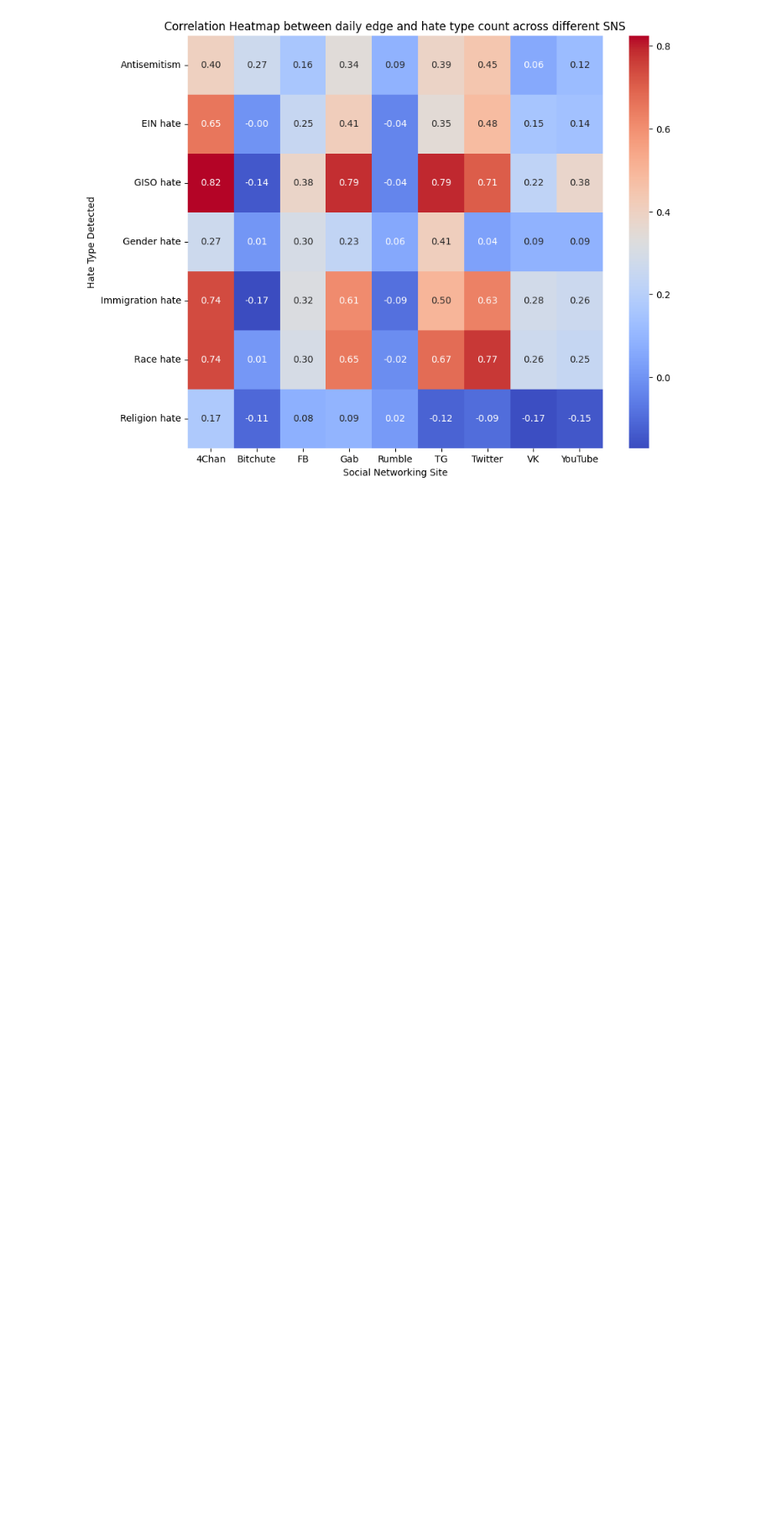
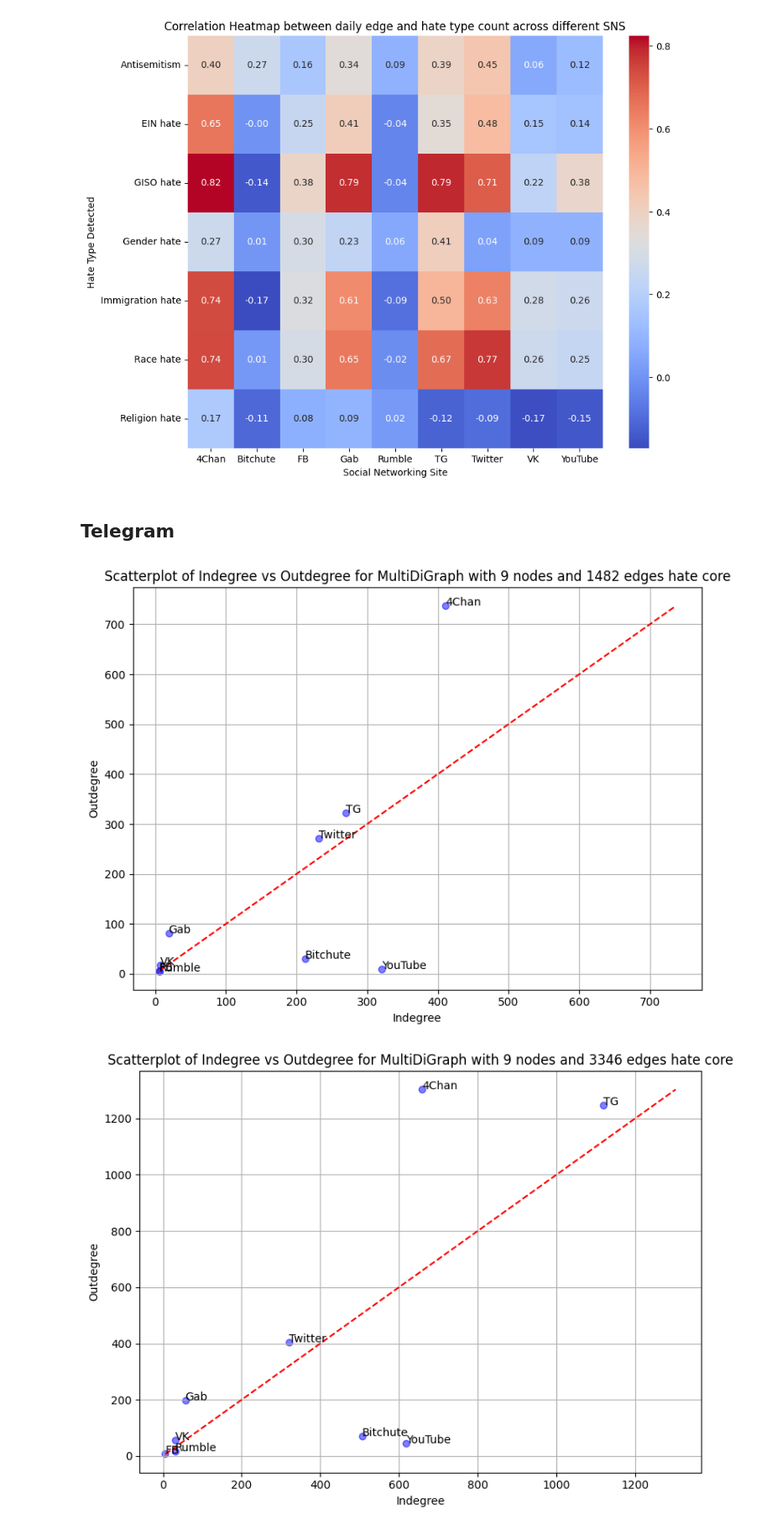
Before and after one commit to gwdonlab/data-access, a Jupyter notebook: elections-online-hate/Data_Analysis_Notebook.ipynb, the cells around one changed output. Shown: that part at 84% size. Cells and saved outputs as stored; diff of their text form; code cells hidden in the pictures; blank space fills up the shorter version.

Commit message:
Telegram Added

```diff
--- a/elections-online-hate/Data_Analysis_Notebook.ipynb
+++ b/elections-online-hate/Data_Analysis_Notebook.ipynb
@@ -416,3 +416,50 @@ plt.ylabel('Hate Type Detected')
 plt.show()
 # %% [output]
 [figure]
+# %% [markdown]
+## Telegram
+# %%
+SNS_Hate_Core = pd.read_csv("./Data/SNS_Hate_Core.csv")
+# %%
+
+pre_election_sns = SNS_Hate_Core[(SNS_Hate_Core['Day'] >= '2020-11-01') & (SNS_Hate_Core['Day']<= '2020-11-03')]
+
+post_election_sns = SNS_Hate_Core[(SNS_Hate_Core['Day'] >  '2020-11-03') & (SNS_Hate_Core['Day']<= '2020-11-07')]
+# %%
+Graph_pre_election= nx.from_pandas_edgelist(pre_election_sns, 'SNS Source', 'SNS Target',  create_using=nx.MultiDiGraph())
+Graph_post_election = nx.from_pandas_edgelist(post_election_sns, 'SNS Source', 'SNS Target',  create_using=nx.MultiDiGraph())
+# %%
+
+for graph in [Graph_pre_election, Graph_post_election]:
+    indegree_dict = dict(graph.in_degree())
+    outdegree_dict = dict(graph.out_degree())
+
+
+    indegree_values = list(indegree_dict.values())
+    outdegree_values = list(outdegree_dict.values())
+    node_names = list(graph.nodes())
+
+
+    plt.figure(figsize=(8, 6))
+    plt.scatter(indegree_values, outdegree_values, color='blue', alpha=0.5)
+    plt.xlabel('Indegree')
+    plt.ylabel('Outdegree')
+    plt.title(f'Scatterplot of Indegree vs Outdegree for {graph} hate core')
+    plt.grid(True)
+
+    for i, name in enumerate(node_names):
+        plt.annotate(name, (indegree_values[i], outdegree_values[i]))
+
+
+    # Determine the range for the diagonal line
+    max_value = max(max(indegree_values), max(outdegree_values))
+    min_value = min(min(indegree_values), min(outdegree_values))
+
+    # Plot diagonal line
+    plt.plot([min_value, max_value], [min_value, max_value], color='red', linestyle='--')
+
+    plt.tight_layout()
+    plt.show()
+# %% [output]
+[figure, added]
+[figure, added]
```
Also changed, not shown: 2 other files.
